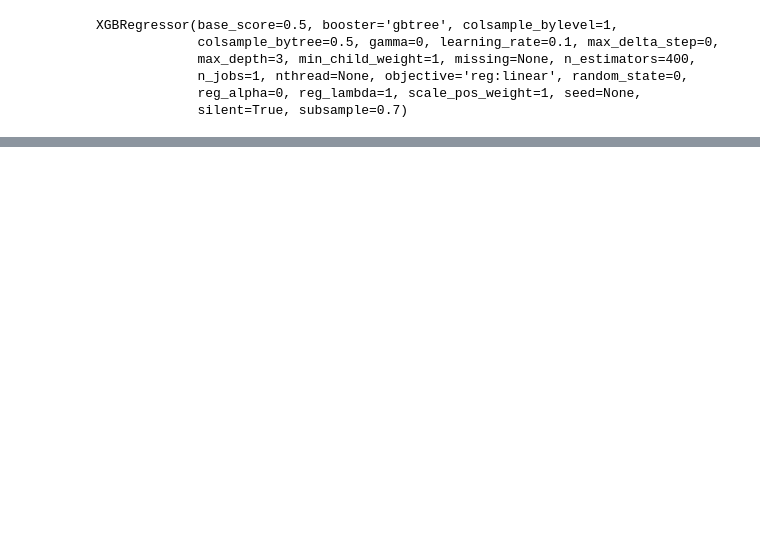
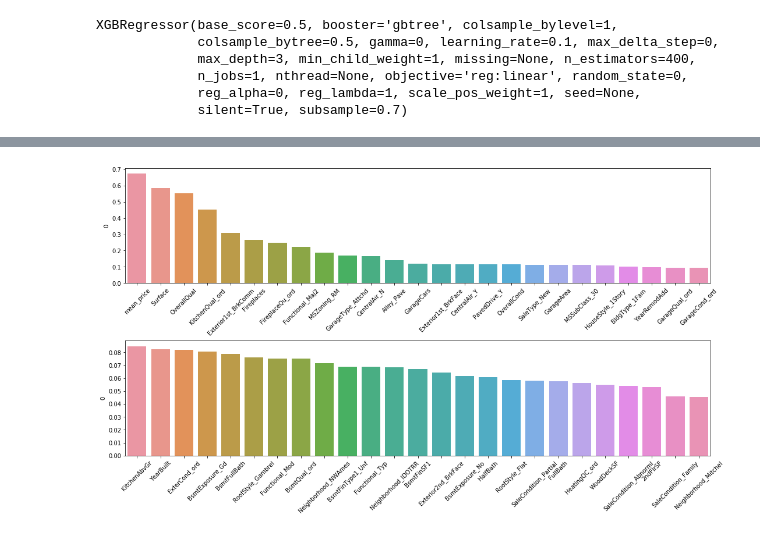
Before and after one commit to Simplon-IA-Bdx-1/house-prices-nicolasa-guillaume, a Jupyter notebook: XGBoost.ipynb, the cells around one changed output, grey strips where cells are left out. Saved outputs shown, nothing was run; the diff lists cells and outputs as text; code cells hidden in the pictures; blank space fills up the shorter version.

```diff
--- a/XGBoost.ipynb
+++ b/XGBoost.ipynb
@@ -383,0 +418,18 @@ plt.show()
+# %%
+importance_dict = model.get_booster().get_score(importance_type="gain")
+importance = DataFrame.from_dict(importance_dict, orient='index')[0].sort_values(ascending=False)
+order = list(importance.index)
+# %%
+nb_bars = 25
+
+plt.figure(figsize=(18,20))
+plt.subplots_adjust(hspace=0.5)
+for i in range(0,2):
+    plt.subplot(4,1,i+1)
+    low = nb_bars*i
+    hi = nb_bars*(i+1)
+    bars = sns.barplot(x=importance[low:hi].index, y=importance[low:hi])
+    bars.set_xticklabels(bars.get_xticklabels(), rotation=45)
+plt.show()
+# %% [output]
+[figure, added]
```
Also changed, not shown: parts of 20 cells of this notebook.
